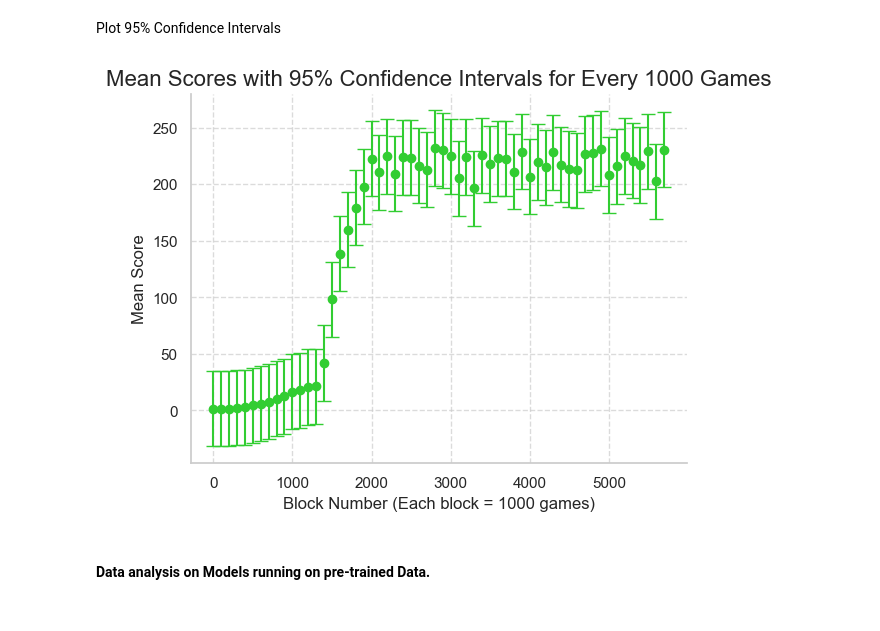
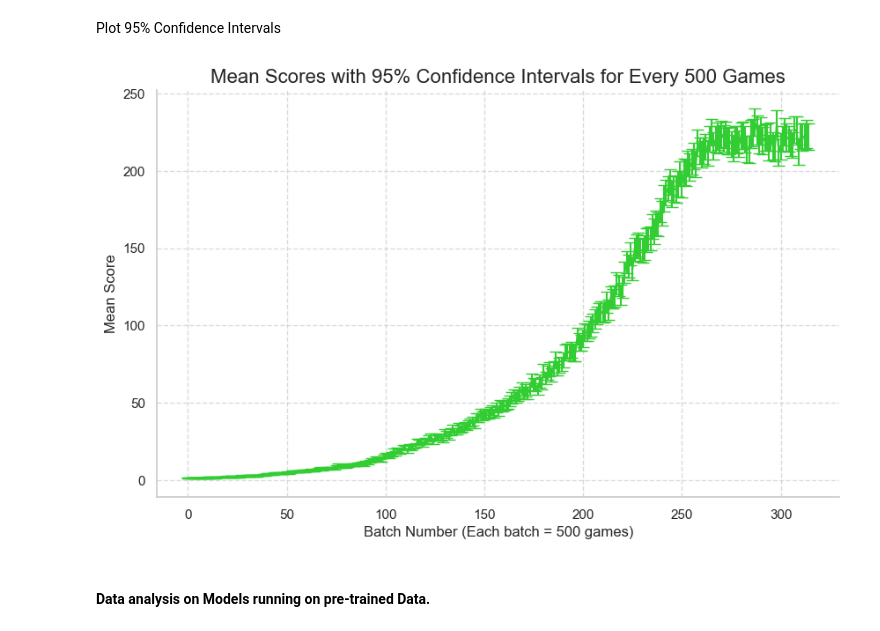
Before and after one commit to vietnhprivat/snake_ai, a Jupyter notebook: src/Classes/data_collection_training_data.ipynb, the cells around one changed output. Cells and saved outputs as stored; diff of their text form; code cells hidden in the pictures.

Commit message:
Added batch confidence interval for training.

```diff
--- a/src/Classes/data_collection.ipynb
+++ b/src/Classes/data_collection_training_data.ipynb
@@ -244,48 +244,39 @@ plt.show()
 # %% [markdown]
 Plot 95% Confidence Intervals
 # %%
-block_size = 100 # We pulled data per 10 games run.
-blocks = list(range(0, len(scores), block_size))
+batch_size = 500
+batch = list(range(0, len(scores), batch_size))
 mean_scores = []
 confidence_intervals = []
 
-for i in range(0, len(scores), block_size):
-    block = scores[i:i + block_size]
+# Mean and Confidence Intervals for each batch
+for i in range(0, len(scores), batch_size):
+    block = scores[i:i + batch_size]
     if len(block) == 0:
         continue
 
     mean = np.mean(block)
     std_dev = np.std(block)
 
-    ci = 1.96 * (std_dev / math.sqrt(len(block)))
+    conf_ints = 1.96 * (std_dev / math.sqrt(len(block)))
     mean_scores.append(mean)
-    confidence_intervals.append(ci)
-
-"""
-blocks = list(range(len(mean_scores)))
-plt.errorbar(blocks, mean_scores, yerr=ci, fmt='o', capsize=5, label='Mean with 95% Confidence Intervals')
-plt.title('Mean Scores with 95% Confidence Intervals for Every 1000 Games')
-plt.xlabel('Block Number (Each block = 1000 games)')
-plt.ylabel('Mean Score')
-plt.grid(True)
-plt.legend()
-plt.show()"""
+    confidence_intervals.append(conf_ints)
 
 sns.set(style="whitegrid")
+plt.figure(figsize=(10, 6))
+plt.errorbar(range(len(mean_scores)), mean_scores, yerr=confidence_intervals, capsize=5, label='Mean with 95% Confidence Intervals', color='limegreen')
 
-plt.errorbar(blocks, mean_scores, yerr=ci, fmt='o', capsize=5, label='Mean with 95% Confidence Intervals', color='limegreen')
-
-plt.title('Mean Scores with 95% Confidence Intervals for Every 1000 Games', fontsize=16)
-plt.xlabel('Block Number (Each block = 1000 games)')
+plt.title('Mean Scores with 95% Confidence Intervals for Every 500 Games', fontsize=16)
+plt.xlabel('Batch Number (Each batch = 500 games)')
 plt.ylabel('Mean Score')
 
 plt.grid(True, linestyle='--', alpha=0.7)
 
 sns.despine()
 
 plt.show()
 # %% [output]
-[figure, old version]
+[figure, new version]
 # %% [markdown]
 #### Data analysis on Models running on pre-trained Data.
 # %% [markdown]
```
Also changed, not shown: parts of 1 cell of this notebook.
